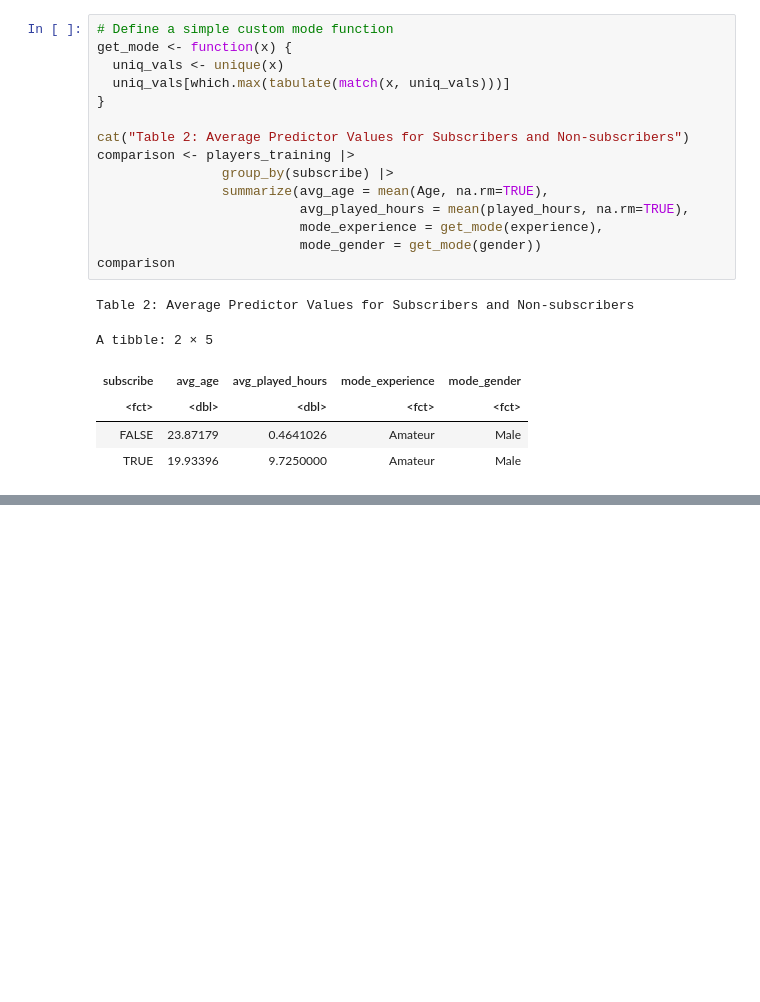
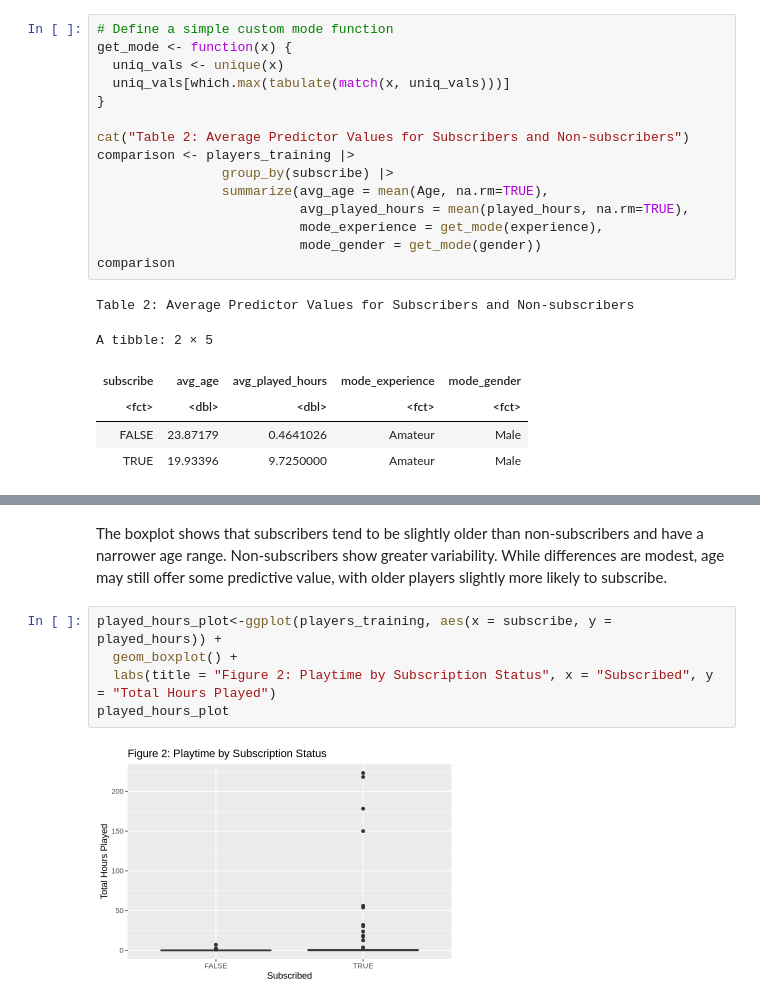
Before and after one commit to victoriazhou111/dsci-100-project, a Jupyter notebook: project_report.ipynb, the cells around one changed output, grey strips where cells are left out. Drawn from its saved outputs; the diff is of its cells as text; blank space fills up the shorter version.

```diff
--- a/project_report.ipynb
+++ b/project_report.ipynb
@@ -212,0 +199,9 @@ I created separate visualizations for each predictor to explore its relationship
+# %% [markdown]
+The boxplot shows that subscribers tend to be slightly older than non-subscribers and have a narrower age range. Non-subscribers show greater variability. While differences are modest, age may still offer some predictive value, with older players slightly more likely to subscribe.
+# %%
+played_hours_plot<-ggplot(players_training, aes(x = subscribe, y = played_hours)) +
+  geom_boxplot() +
+  labs(title = "Figure 2: Playtime by Subscription Status", x = "Subscribed", y = "Total Hours Played")
+played_hours_plot
+# %% [output]
+[figure, added]
```
Also changed, not shown: parts of 12 cells of this notebook.
